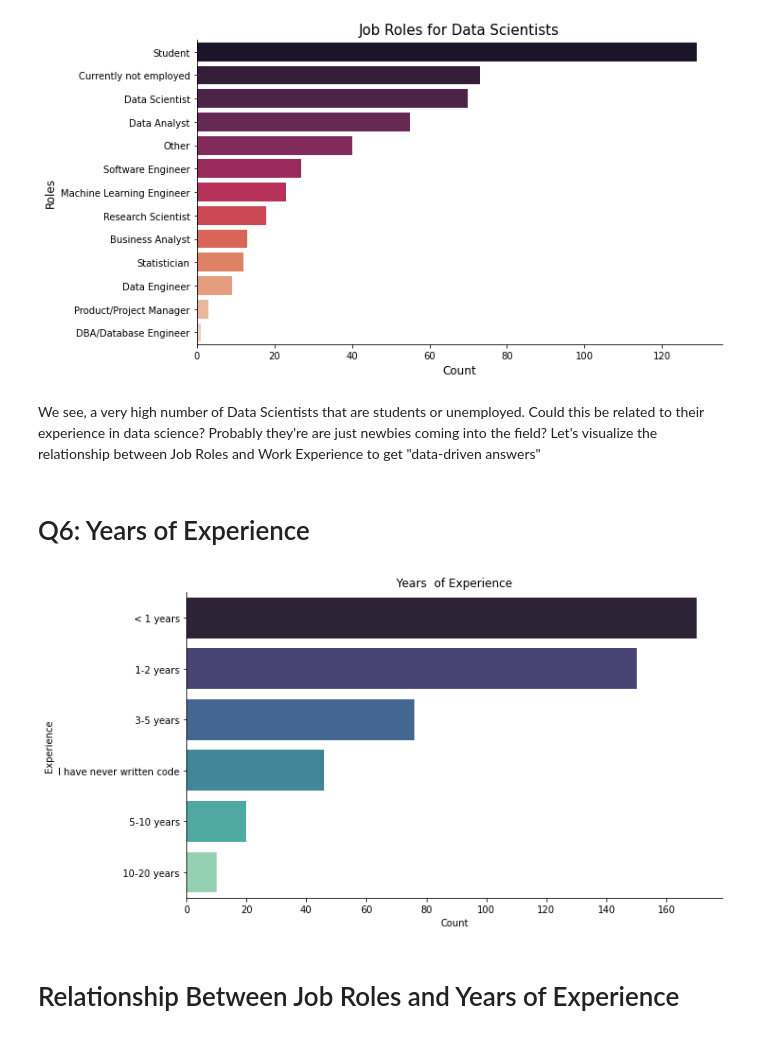
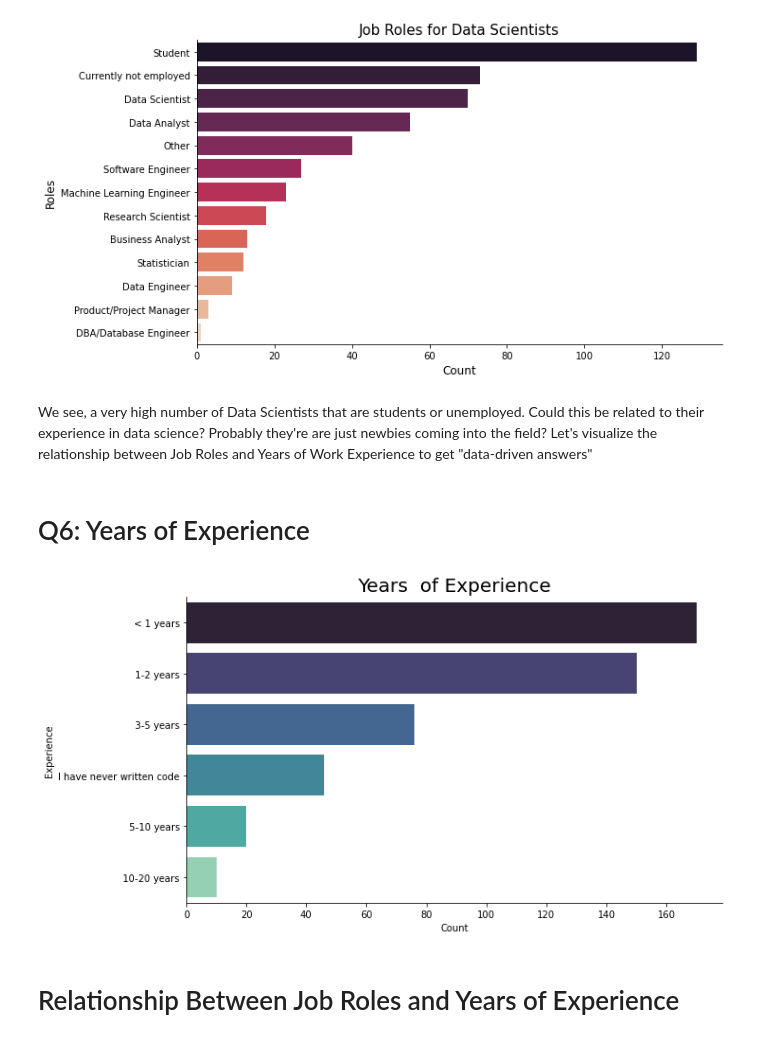
Before and after one commit to Jhoie/The-Data-Science-Community-in-Nigeria, a Jupyter notebook: The Data Science Community in Nigeria.ipynb, the cells around one changed output. Cells and saved outputs as stored; diff of their text form; code cells hidden in the pictures.

```diff
--- a/The Data Science Community in Nigeria.ipynb
+++ b/The Data Science Community in Nigeria.ipynb
@@ -206,18 +206,18 @@ plt.show()
 [figure]
 # %% [markdown]
 We see, a very high number of Data Scientists that are students or unemployed. Could this be related to their experience in data science? Probably they're are just newbies coming into the field?
-Let's visualize the relationship between Job Roles and Work Experience to get "data-driven answers"
+Let's visualize the relationship between Job Roles and Years of Work Experience to get "data-driven answers"
 # %% [markdown]
 # Q6: Years of Experience
 # %%
 # let's visualize years of experience first before the relationship between it and Job roles
 g = sns.catplot(data = data_nig, y = 'Q6', kind = 'count', palette = 'mako', aspect = 2, order = data_nig['Q6'].value_counts().index)
-plt.title('Years  of Experience')
+plt.title('Years  of Experience', fontsize = 20)
 plt.ylabel('Experience')
 plt.xlabel('Count')
 plt.show()
 # %% [output]
-[figure, old version]
+[figure, new version]
 # %% [markdown]
 # Relationship Between Job Roles and Years of Experience
 # %%
```
Also changed, not shown: parts of 6 cells of this notebook.
